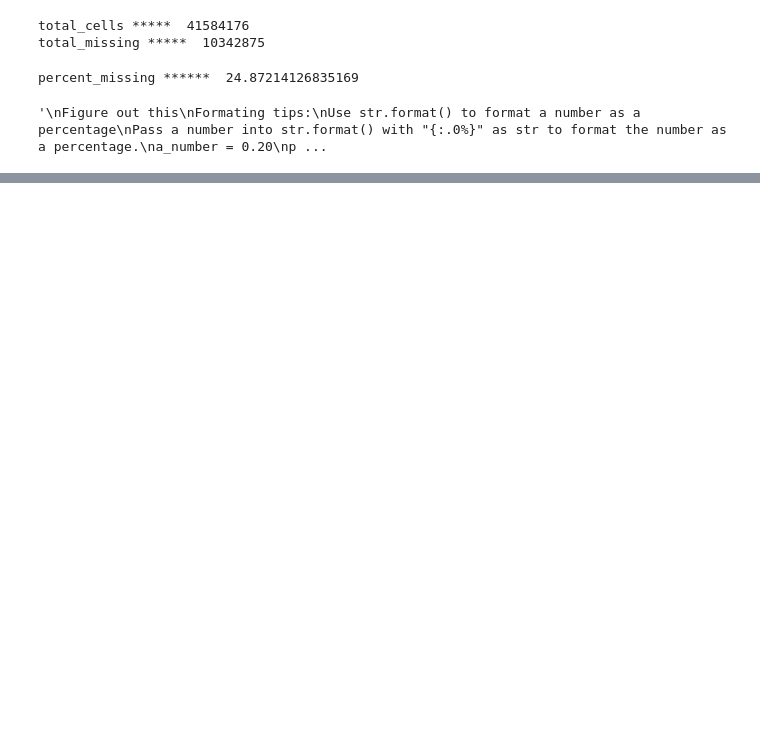
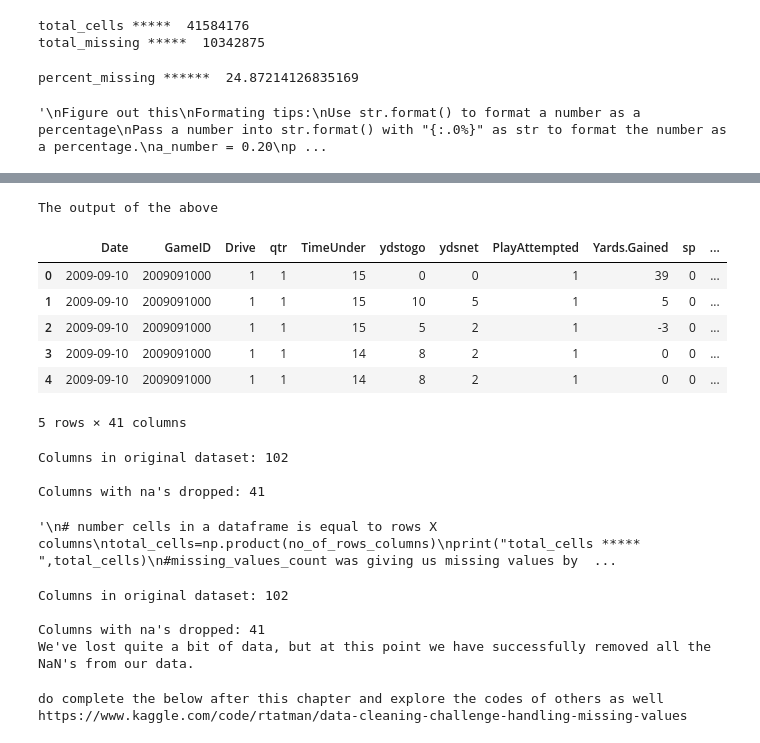
Before and after one commit to smjhassan82/Kaggle-datacleaning, a Jupyter notebook: missing-values.ipynb, the cells around one changed output, grey strips where cells are left out. Saved outputs shown, nothing was run; the diff lists cells and outputs as text; code cells hidden in the pictures; blank space fills up the shorter version.

Commit message:
Kaggle Notebook | Missing Values | Version 10

```diff
--- a/missing-values.ipynb
+++ b/missing-values.ipynb
@@ -122,0 +257,57 @@ percent_missing ******  24.87214126835169
+# %%
+print("The output of the above")
+# remove all columns with at least one missing value
+columns_with_na_dropped = nfl_data.dropna(axis=1)
+columns_with_na_dropped.head()
+# %% [output]
+The output of the above
+|  | Date | GameID | Drive | qtr | TimeUnder | ydstogo | ydsnet | PlayAttempted | Yards.Gained | sp | ... |
+| 0 | 2009-09-10 | 2009091000 | 1 | 1 | 15 | 0 | 0 | 1 | 39 | 0 | ... |
+| 1 | 2009-09-10 | 2009091000 | 1 | 1 | 15 | 10 | 5 | 1 | 5 | 0 | ... |
+| 2 | 2009-09-10 | 2009091000 | 1 | 1 | 15 | 5 | 2 | 1 | -3 | 0 | ... |
+| 3 | 2009-09-10 | 2009091000 | 1 | 1 | 14 | 8 | 2 | 1 | 0 | 0 | ... |
+| 4 | 2009-09-10 | 2009091000 | 1 | 1 | 14 | 8 | 2 | 1 | 0 | 0 | ... |
+5 rows × 41 columns
+# %%
+# just how much data did we lose?
+print("Columns in original dataset: %d \n" % nfl_data.shape[1])
+print("Columns with na's dropped: %d" % columns_with_na_dropped.shape[1])
+# %% [output]
+Columns in original dataset: 102
+
+Columns with na's dropped: 41
+# %%
+# re run this code to see results
+'''
+# number cells in a dataframe is equal to rows X columns
+total_cells=np.product(no_of_rows_columns)
+print("total_cells ***** ",total_cells)
+#missing_values_count was giving us missing values by columns
+#total_missing giving us the total cells in the dataframe with missing values
+#A.K.A sum of missing_values_count
+total_missing = missing_value_count.sum()
+print("total_missing ***** ",total_missing)
+# percent of data that is missing
+percent_missing= (total_missing/total_cells) * 100
+print("percent_missing ****** ",percent_missing)
+'''
+# %% [output]
+'\n# number cells in a dataframe is equal to rows X columns\ntotal_cells=np.product(no_of_rows_columns)\nprint("total_cells ***** ",total_cells)\n#missing_values_count was giving us missing values by  ...
+# %%
+# explore the placeholders like %s,%d ,:{}
+#use google and utilize that information
+# just how much data did we lose?
+print("Columns in original dataset: %d \n" % nfl_data.shape[1])
+print("Columns with na's dropped: %d" % columns_with_na_dropped.shape[1])
+print("We've lost quite a bit of data, but at this point we have successfully removed all the NaN's from our data.")
+# %% [output]
+Columns in original dataset: 102
+
+Columns with na's dropped: 41
+We've lost quite a bit of data, but at this point we have successfully removed all the NaN's from our data.
+# %%
+print("do complete the below after this chapter and explore the codes of others as well")
+print("https://www.kaggle.com/code/rtatman/data-cleaning-challenge-handling-missing-values")
+# %% [output]
+do complete the below after this chapter and explore the codes of others as well
+https://www.kaggle.com/code/rtatman/data-cleaning-challenge-handling-missing-values
```
Also changed, not shown: parts of 7 cells of this notebook.
